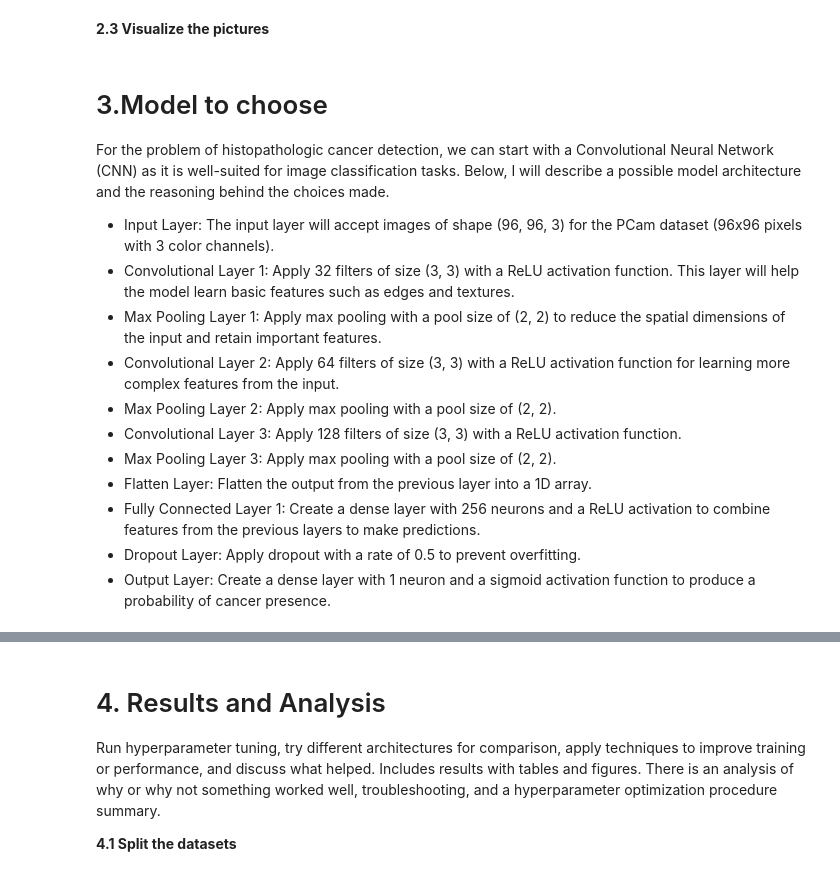
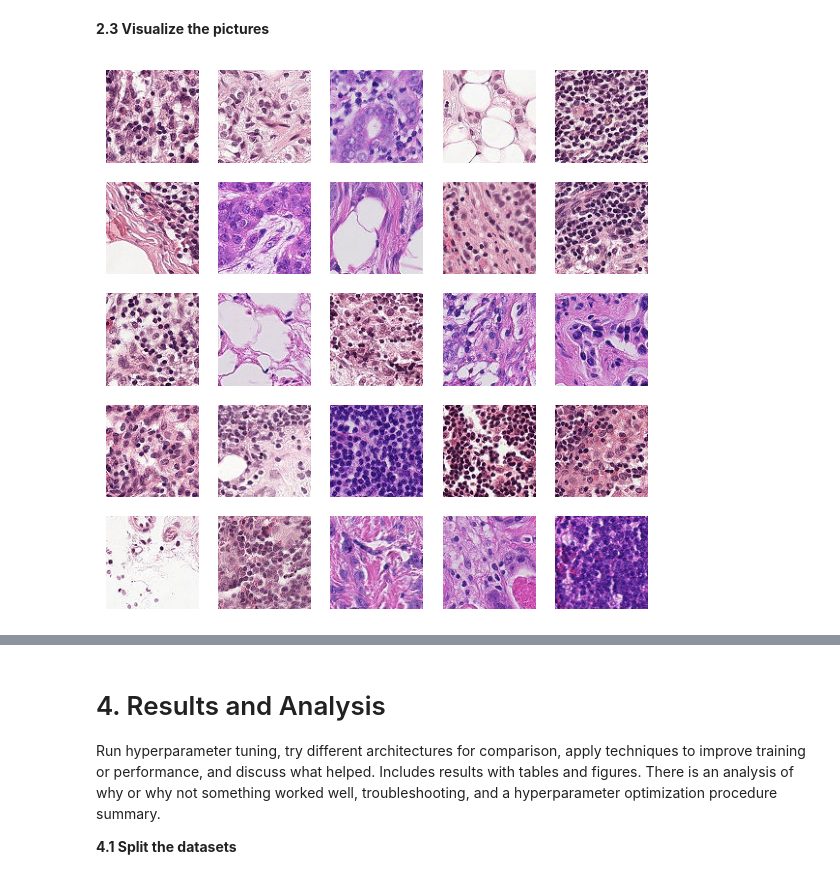
Before and after one commit to jizh4635/RNN, a Jupyter notebook: cancel-detection.ipynb, the cells around one changed output, grey strips where cells are left out. Cells and saved outputs as stored; diff of their text form; code cells hidden in the pictures.

Commit message:
Kaggle Notebook | Cancer Detection | Version 23

```diff
--- a/cancel-detection.ipynb
+++ b/cancel-detection.ipynb
@@ -62,39 +82,24 @@ plt.show()
 # %%
 # Set the path to the images
 train_images_path = '/kaggle/input/histopathologic-cancer-detection/train/'
 
 # Get a list of image file names
 image_files = os.listdir(train_images_path)
 
 # Randomly select a few images
 num_images_to_show = 25
 selected_images = random.sample(image_files, num_images_to_show)
 
 # Plot the selected images in a grid
 fig, axes = plt.subplots(5, 5, figsize=(7, 7))
 axes = axes.ravel()
 
 for i, img_name in enumerate(selected_images):
     img_path = os.path.join(train_images_path, img_name)
     img = Image.open(img_path)
     axes[i].imshow(img)
     axes[i].axis('off')
-    axes[i].set_title(f"Image {i+1}")
 
 plt.show()
+# %% [output]
+[figure, added]
-# %% [markdown]
-# 3.Model to choose
-
-For the problem of histopathologic cancer detection, we can start with a Convolutional Neural Network (CNN) as it is well-suited for image classification tasks. Below, I will describe a possible model architecture and the reasoning behind the choices made.
-
-* Input Layer: The input layer will accept images of shape (96, 96, 3) for the PCam dataset (96x96 pixels with 3 color channels).
-* Convolutional Layer 1: Apply 32 filters of size (3, 3) with a ReLU activation function. This layer will help the model learn basic features such as edges and textures.
-* Max Pooling Layer 1: Apply max pooling with a pool size of (2, 2) to reduce the spatial dimensions of the input and retain important features.
-* Convolutional Layer 2: Apply 64 filters of size (3, 3) with a ReLU activation function for learning more complex features from the input.
-* Max Pooling Layer 2: Apply max pooling with a pool size of (2, 2).
-* Convolutional Layer 3: Apply 128 filters of size (3, 3) with a ReLU activation function.
-* Max Pooling Layer 3: Apply max pooling with a pool size of (2, 2).
-* Flatten Layer: Flatten the output from the previous layer into a 1D array.
-* Fully Connected Layer 1: Create a dense layer with 256 neurons and a ReLU activation to combine features from the previous layers to make predictions.
-* Dropout Layer: Apply dropout with a rate of 0.5 to prevent overfitting.
-* Output Layer: Create a dense layer with 1 neuron and a sigmoid activation function to produce a probability of cancer presence.
```
Also changed, not shown: parts of 14 cells of this notebook.
